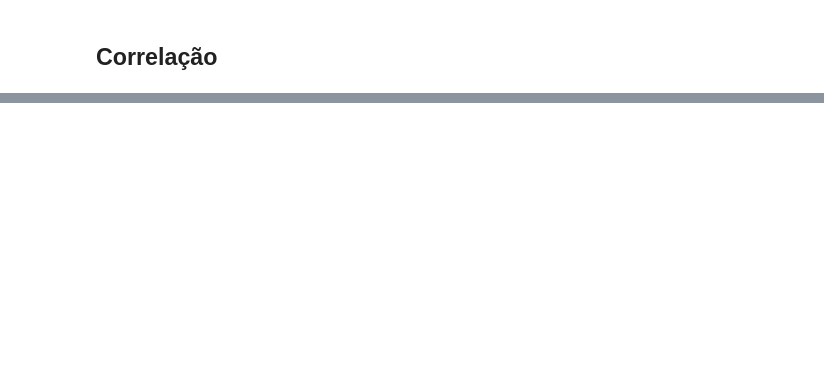
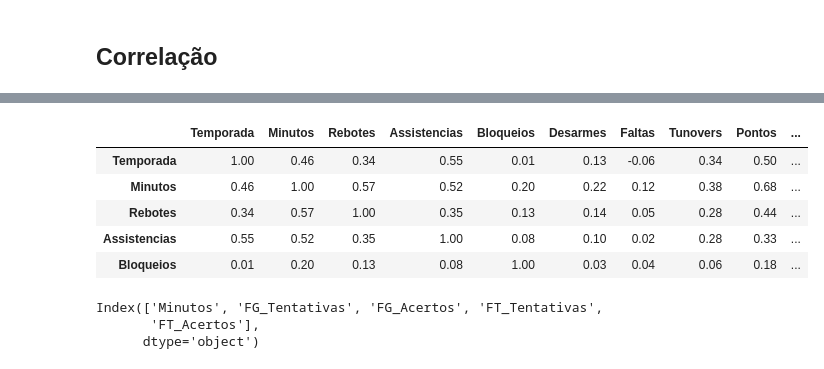
Before and after one commit to victorpecine/nba_data_science, a Jupyter notebook: nba_stats_jokic.ipynb, the cells around one changed output, grey strips where cells are left out. Drawn from its saved outputs; the diff is of its cells as text; code cells hidden in the pictures; blank space fills up the shorter version.

```diff
--- a/nba_stats_jokic.ipynb
+++ b/nba_stats_jokic.ipynb
@@ -302,0 +586,4 @@ fig.show()
+# %%
+df_stats_jokic_ohe = pd.concat([df_stats_jokic_ohe, df_stats_jokic_sem_categoricas], axis=1)
+
+df_stats_jokic_ohe.drop(columns=['Adversario', 'Casa_Fora', 'V_D', 'Placar'], inplace=True)
@@ -302,0 +601,16 @@ fig.show()
+# %%
+correlacao_ohe = df_stats_jokic_ohe.corr().round(2)
+
+fig = px.imshow(correlacao_ohe, text_auto=True, aspect='auto', color_continuous_scale='RdBu_r')
+
+fig.update_layout(margin=dict(t=80,
+                              r=50,
+                              b=50,
+                              l=50),
+                  showlegend=False,
+                  width=1800,
+                  height=1800)
+
+fig.update_xaxes(side='top')
+
+fig.show()
@@ -302,0 +619,18 @@ fig.show()
+# %%
+df_correlacao_ohe = pd.DataFrame(correlacao_ohe)
+
+df_correlacao_ohe.head()
+# %% [output]
+|  | Temporada | Minutos | Rebotes | Assistencias | Bloqueios | Desarmes | Faltas | Tunovers | Pontos | ... |
+| Temporada | 1.00 | 0.46 | 0.34 | 0.55 | 0.01 | 0.13 | -0.06 | 0.34 | 0.50 | ... |
+| Minutos | 0.46 | 1.00 | 0.57 | 0.52 | 0.20 | 0.22 | 0.12 | 0.38 | 0.68 | ... |
+| Rebotes | 0.34 | 0.57 | 1.00 | 0.35 | 0.13 | 0.14 | 0.05 | 0.28 | 0.44 | ... |
+| Assistencias | 0.55 | 0.52 | 0.35 | 1.00 | 0.08 | 0.10 | 0.02 | 0.28 | 0.33 | ... |
+| Bloqueios | 0.01 | 0.20 | 0.13 | 0.08 | 1.00 | 0.03 | 0.04 | 0.06 | 0.18 | ... |
+# %%
+df_correlacao_ohe.loc[(df_correlacao_ohe['Pontos'] > 0.5)
+                      & (df_correlacao_ohe['Pontos'] != 1)].index
+# %% [output]
+Index(['Minutos', 'FG_Tentativas', 'FG_Acertos', 'FT_Tentativas',
+       'FT_Acertos'],
+      dtype='object')
```
Also changed, not shown: parts of 44 cells of this notebook.
